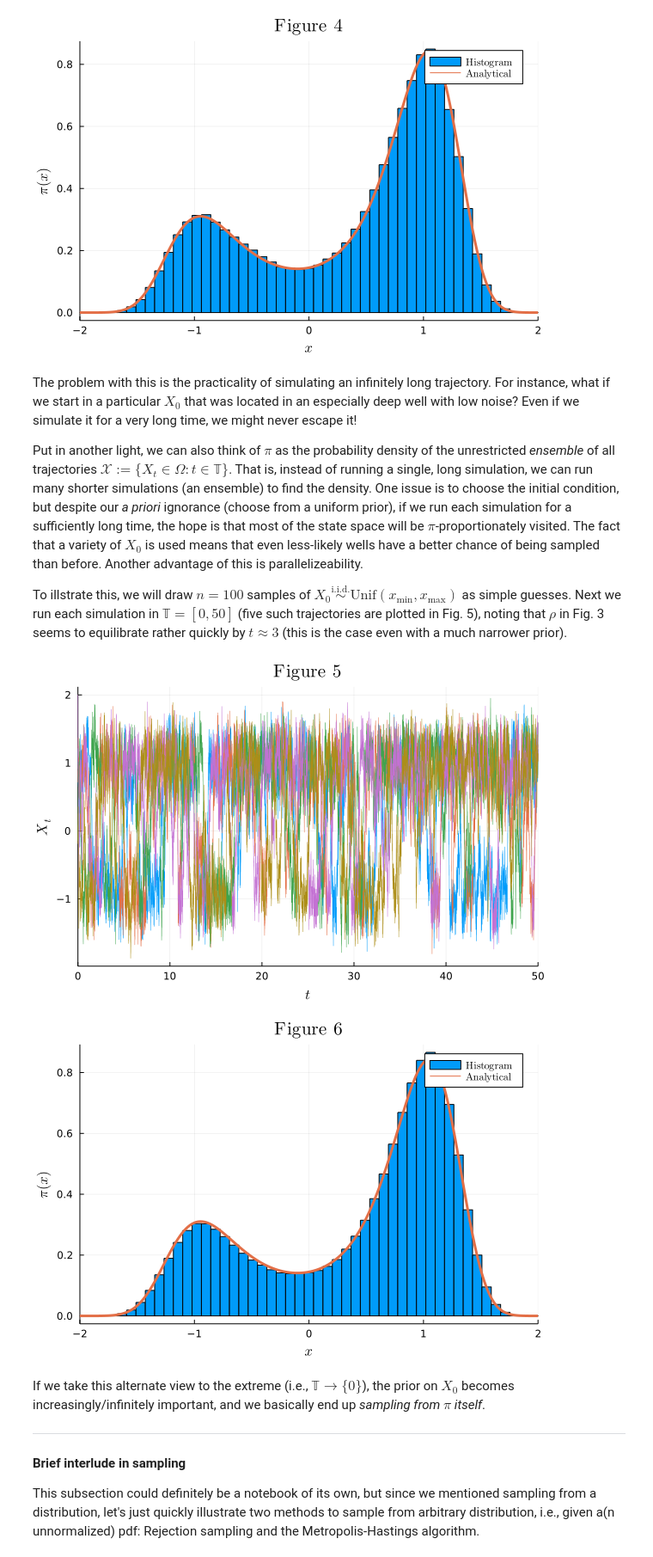
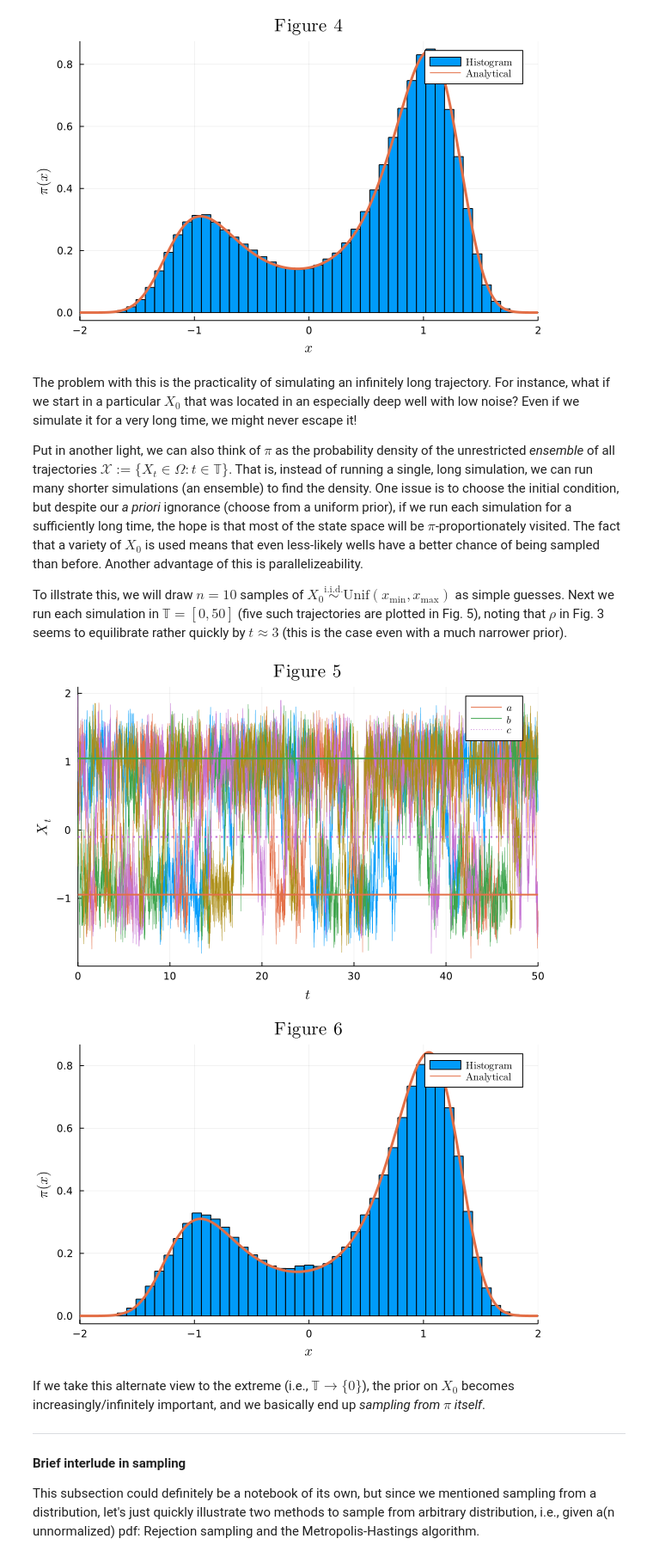
Before and after one commit to mjyshin/math-tutorials, a Jupyter notebook: transition_path.ipynb, the cells around one changed output. Shown at 86% size. Saved outputs shown, nothing was run; the diff lists cells and outputs as text; code cells hidden in the pictures.

```diff
--- a/transition_path.ipynb
+++ b/transition_path.ipynb
@@ -242,10 +238,11 @@ t = 0:0.02:3
 #πⁿ = [∑;ℬ;ℒᵀ]\[1;0;0;0]    # computationally very expensive
 πⁿ = [ℬ;ℒᵀ]\[eps();eps();0]    # numerical w/o normalization
 πⁿ = πⁿ/sum(πⁿ)    # normalization constraint
-πᵃ = exp(-V/D)/sum(exp(-V/D))    # analytical solution
+Z = sum(exp(-V/D))
+πᵃ = exp(-V/D)/Z    # analytical solution
 
 fig = plot(xlims=xlims,xlabel=L"x",ylabel=L"\rho(x,t)",title=title(3),fmt=:png)
 fig = plot!(ρ,line_z=t',color=:roma,cbar=true,cbartitle=L"t",label=false)
-fig = plot!(πⁿ,width=2,style=:dash,label=L"\textrm{Numerical\,\ }\pi(x)")
+fig = plot!(πⁿ,width=3,style=:dash,label=L"\textrm{Numerical\,\ }\pi(x)")
 fig = plot!(πᵃ,width=5,style=:dot,label=L"\textrm{Analytical\,\ }\pi(x)")
 # %% [output]
@@ -269,25 +266,27 @@ The problem with this is the practicality of simulating an infinitely long traje
 
 Put in another light, we can also think of $\pi$ as the probability density of the unrestricted *ensemble* of all trajectories $\mathcal{X}:=\{X_t\in\Omega:t\in\mathbb{T}\}$. That is, instead of running a single, long simulation, we can run many shorter simulations (an ensemble) to find the density. One issue is to choose the initial condition, but despite our *a priori* ignorance (choose from a uniform prior), if we run each simulation for a sufficiently long time, the hope is that most of the state space will be $\pi$-proportionately visited. The fact that a variety of $X_0$ is used means that even less-likely wells have a better chance of being sampled than before. Another advantage of this is parallelizeability.
 
-To illstrate this, we will draw $n=100$ samples of $X_0\stackrel{\text{i.i.d.}}{\sim}\text{Unif}(x_\min,x_\max)$ as simple guesses. Next we run each simulation in $\mathbb{T} = [0,50]$ (five such trajectories are plotted in Fig. 5), noting that $\rho$ in Fig. 3 seems to equilibrate rather quickly by $t\approx3$ (this is the case even with a much narrower prior).
+To illstrate this, we will draw $n=10$ samples of $X_0\stackrel{\text{i.i.d.}}{\sim}\text{Unif}(x_\min,x_\max)$ as simple guesses. Next we run each simulation in $\mathbb{T} = [0,50]$ (five such trajectories are plotted in Fig. 5), noting that $\rho$ in Fig. 3 seems to equilibrate rather quickly by $t\approx3$ (this is the case even with a much narrower prior).
 # %%
 Random.seed!(3)
-n,tf = 100,50.0
-X0 = rand(Uniform(xmin,xmax),n)
-𝒳 = [solve(remake(prob,u0=X0[i],tspan=(0.0,tf)),saveat=Δt).u for i ∈ 1:n]
-hn = normalize(merge(fit.(Histogram,𝒳,Ref(bins))...))
+n,tf = 10,50.0
+x0 = rand(Uniform(xmin,xmax),n)
+𝒳 = [solve(remake(prob,u0=x0[i],tspan=(0.0,tf)),saveat=Δt).u for i ∈ 1:n]
+h = normalize(merge(fit.(Histogram,𝒳,Ref(bins))...))
 
 fig = plot(xlabel=L"t",ylabel=L"X_t",title=title(5),fmt=:png)
 fig = plot!(0:Δt:tf,𝒳[1:5],width=0.5,label=false,xlims=(0,tf))
+fig = hline!([a b],width=2,color=palette(:default)[2:3]',label=[L"a" L"b"])
+fig = hline!([c],width=2,style=:dot,color=palette(:default)[4],label=L"c")
 display(fig)
 
 fig = plot(xlabel=L"x",ylabel=L"\pi(x)",title=title(6))
-fig = plot!(hn,label=L"\textrm{Histogram}",xlims=xlims)
+fig = plot!(h,label=L"\textrm{Histogram}",xlims=xlims)
 fig = plot!(πᵃ,width=3,label=L"\textrm{Analytical}",fmt=:png)
 display(fig)
 # %% [output]
-[figure, old version]
+[figure, new version]
-[figure, old version]
+[figure, new version]
 # %% [markdown]
 If we take this alternate view to the extreme (i.e., $\mathbb{T}\to\{0\}$), the prior on $X_0$ becomes increasingly/infinitely important, and we basically end up *sampling from $\pi$ itself*.
 
```
Also changed, not shown: parts of 23 cells of this notebook.
